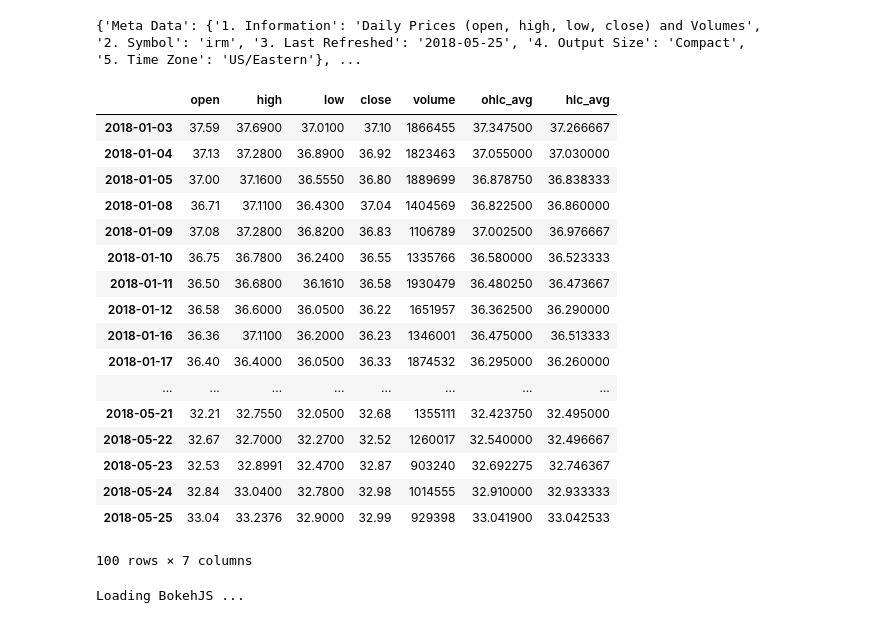
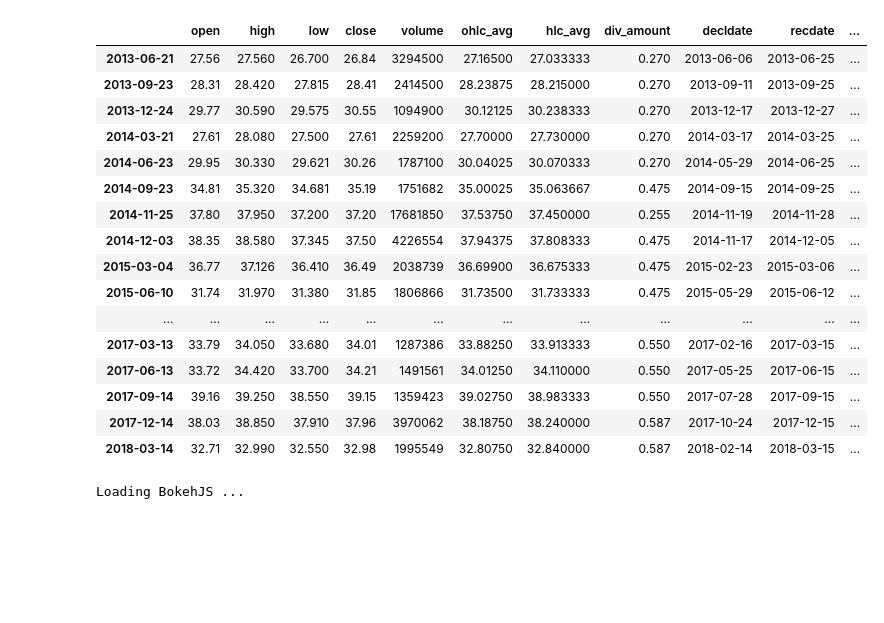
Before and after one commit to ivanyschen/PyStockTools, a Jupyter notebook: playground.ipynb, the cells around one changed output. Cells and saved outputs as stored; diff of their text form; code cells hidden in the pictures; blank space fills up the shorter version.

```diff
--- a/playground.ipynb
+++ b/playground.ipynb
@@ -3,25 +3,22 @@ from get_stock_price import get_daily_price, get_dividend_info, get_earning_hist
 # %%
-price = get_daily_price("irm")
+price = get_daily_price("irm", outputsize='full')
-# %% [output]
-{'Meta Data': {'1. Information': 'Daily Prices (open, high, low, close) and Volumes', '2. Symbol': 'irm', '3. Last Refreshed': '2018-05-25', '4. Output Size': 'Compact', '5. Time Zone': 'US/Eastern'}, ...
-# %%
-price
-# %% [output]
-|  | open | high | low | close | volume | ohlc_avg | hlc_avg |
-| 2018-01-03 | 37.59 | 37.6900 | 37.0100 | 37.10 | 1866455 | 37.347500 | 37.266667 |
-| 2018-01-04 | 37.13 | 37.2800 | 36.8900 | 36.92 | 1823463 | 37.055000 | 37.030000 |
-| 2018-01-05 | 37.00 | 37.1600 | 36.5550 | 36.80 | 1889699 | 36.878750 | 36.838333 |
-| 2018-01-08 | 36.71 | 37.1100 | 36.4300 | 37.04 | 1404569 | 36.822500 | 36.860000 |
-| 2018-01-09 | 37.08 | 37.2800 | 36.8200 | 36.83 | 1106789 | 37.002500 | 36.976667 |
-| 2018-01-10 | 36.75 | 36.7800 | 36.2400 | 36.55 | 1335766 | 36.580000 | 36.523333 |
-| 2018-01-11 | 36.50 | 36.6800 | 36.1610 | 36.58 | 1930479 | 36.480250 | 36.473667 |
-| 2018-01-12 | 36.58 | 36.6000 | 36.0500 | 36.22 | 1651957 | 36.362500 | 36.290000 |
-| 2018-01-16 | 36.36 | 37.1100 | 36.2000 | 36.23 | 1346001 | 36.475000 | 36.513333 |
-| 2018-01-17 | 36.40 | 36.4000 | 36.0500 | 36.33 | 1874532 | 36.295000 | 36.260000 |
-| ... | ... | ... | ... | ... | ... | ... | ... |
-| 2018-05-21 | 32.21 | 32.7550 | 32.0500 | 32.68 | 1355111 | 32.423750 | 32.495000 |
-| 2018-05-22 | 32.67 | 32.7000 | 32.2700 | 32.52 | 1260017 | 32.540000 | 32.496667 |
-| 2018-05-23 | 32.53 | 32.8991 | 32.4700 | 32.87 | 903240 | 32.692275 | 32.746367 |
-| 2018-05-24 | 32.84 | 33.0400 | 32.7800 | 32.98 | 1014555 | 32.910000 | 32.933333 |
-| 2018-05-25 | 33.04 | 33.2376 | 32.9000 | 32.99 | 929398 | 33.041900 | 33.042533 |
-100 rows × 7 columns
+# %%
+price.loc[~price['div_amount'].isnull(), :]
+# %% [output]
+|  | open | high | low | close | volume | ohlc_avg | hlc_avg | div_amount | decldate | recdate | ... |
+| 2013-06-21 | 27.56 | 27.560 | 26.700 | 26.84 | 3294500 | 27.16500 | 27.033333 | 0.270 | 2013-06-06 | 2013-06-25 | ... |
+| 2013-09-23 | 28.31 | 28.420 | 27.815 | 28.41 | 2414500 | 28.23875 | 28.215000 | 0.270 | 2013-09-11 | 2013-09-25 | ... |
+| 2013-12-24 | 29.77 | 30.590 | 29.575 | 30.55 | 1094900 | 30.12125 | 30.238333 | 0.270 | 2013-12-17 | 2013-12-27 | ... |
+| 2014-03-21 | 27.61 | 28.080 | 27.500 | 27.61 | 2259200 | 27.70000 | 27.730000 | 0.270 | 2014-03-17 | 2014-03-25 | ... |
+| 2014-06-23 | 29.95 | 30.330 | 29.621 | 30.26 | 1787100 | 30.04025 | 30.070333 | 0.270 | 2014-05-29 | 2014-06-25 | ... |
+| 2014-09-23 | 34.81 | 35.320 | 34.681 | 35.19 | 1751682 | 35.00025 | 35.063667 | 0.475 | 2014-09-15 | 2014-09-25 | ... |
+| 2014-11-25 | 37.80 | 37.950 | 37.200 | 37.20 | 17681850 | 37.53750 | 37.450000 | 0.255 | 2014-11-19 | 2014-11-28 | ... |
+| 2014-12-03 | 38.35 | 38.580 | 37.345 | 37.50 | 4226554 | 37.94375 | 37.808333 | 0.475 | 2014-11-17 | 2014-12-05 | ... |
+| 2015-03-04 | 36.77 | 37.126 | 36.410 | 36.49 | 2038739 | 36.69900 | 36.675333 | 0.475 | 2015-02-23 | 2015-03-06 | ... |
+| 2015-06-10 | 31.74 | 31.970 | 31.380 | 31.85 | 1806866 | 31.73500 | 31.733333 | 0.475 | 2015-05-29 | 2015-06-12 | ... |
+| ... | ... | ... | ... | ... | ... | ... | ... | ... | ... | ... | ... |
+| 2017-03-13 | 33.79 | 34.050 | 33.680 | 34.01 | 1287386 | 33.88250 | 33.913333 | 0.550 | 2017-02-16 | 2017-03-15 | ... |
+| 2017-06-13 | 33.72 | 34.420 | 33.700 | 34.21 | 1491561 | 34.01250 | 34.110000 | 0.550 | 2017-05-25 | 2017-06-15 | ... |
+| 2017-09-14 | 39.16 | 39.250 | 38.550 | 39.15 | 1359423 | 39.02750 | 38.983333 | 0.550 | 2017-07-28 | 2017-09-15 | ... |
+| 2017-12-14 | 38.03 | 38.850 | 37.910 | 37.96 | 3970062 | 38.18750 | 38.240000 | 0.587 | 2017-10-24 | 2017-12-15 | ... |
+| 2018-03-14 | 32.71 | 32.990 | 32.550 | 32.98 | 1995549 | 32.80750 | 32.840000 | 0.587 | 2018-02-14 | 2018-03-15 | ... |
```
Also changed, not shown: parts of 5 cells of this notebook.
